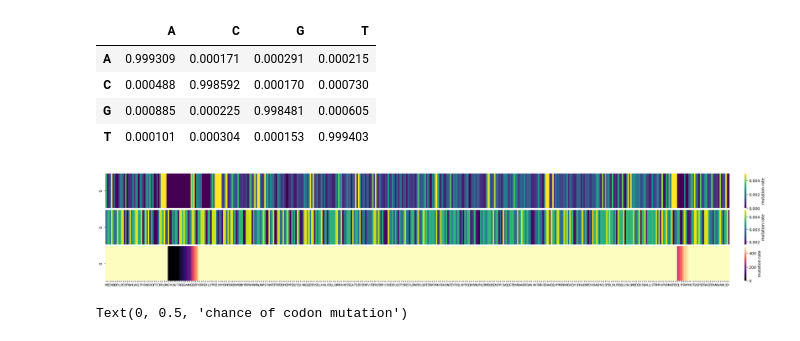
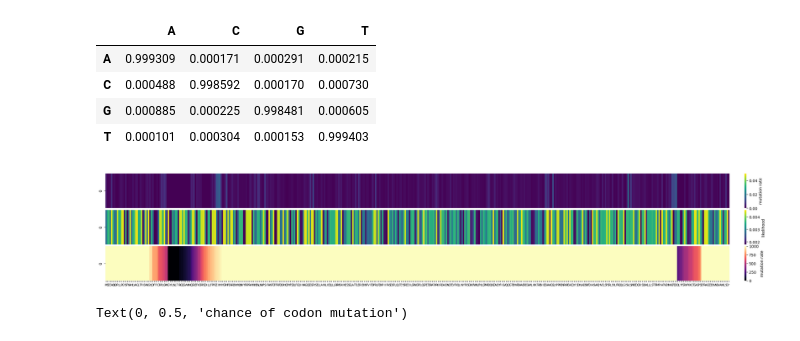
Before and after one commit to AliceHovsepyan/pogo_pance_draft, a Jupyter notebook: DMS_analysis_combine_all_datasets.ipynb, the cells around one changed output. Cells and saved outputs as stored; diff of their text form; code cells hidden in the pictures.

```diff
--- a/DMS_analysis_combine_all_datasets.ipynb
+++ b/DMS_analysis_combine_all_datasets.ipynb
@@ -768,13 +768,13 @@ overall_mut_spectrum_freq
 # %%
 fig,axis = plt.subplots(3,1, figsize=(35,5))
 fig.subplots_adjust(hspace=0.05)
-sns.heatmap(pd.DataFrame(combined_AA_enrichments_cycles["Mut1"]["mut_enrichment"][1].sum(axis = 0)).T, ax=axis[0], cmap="viridis", cbar_kws={'label': "mutation rate", "pad": 0.02},xticklabels=False, vmax = 0.005)
-sns.heatmap(pd.DataFrame(chance_of_mut_codon_pos).T, ax=axis[1], cmap="viridis", cbar_kws={'label': "mutation rate", "pad": 0.02}, xticklabels=False)
-sns.heatmap(pd.DataFrame(combined_AA_enrichments_cycles["Mut1"]["coverage"]), ax=axis[2], cbar_kws={'label': "mutation rate", "pad": 0.02}, vmin=0, vmax=500, cmap= "magma", xticklabels=translate_dna2aa(ref_gene_AraCLOV2))
+sns.heatmap(pd.DataFrame(combined_AA_enrichments_cycles["Mut1"]["mut_enrichment"][1].sum(axis = 0)).T, ax=axis[0], cmap="viridis", cbar_kws={'label': "mutation rate", "pad": 0.02},xticklabels=False, vmax = 0.05)
+sns.heatmap(pd.DataFrame(chance_of_mut_codon_pos).T, ax=axis[1], cmap="viridis", cbar_kws={'label': "likelihood", "pad": 0.02}, xticklabels=False)
+sns.heatmap(pd.DataFrame(combined_AA_enrichments_cycles["Mut1"]["coverage"]), ax=axis[2], cbar_kws={'label': "mutation rate", "pad": 0.02}, vmin=0, vmax=1000, cmap= "magma", xticklabels=translate_dna2aa(ref_gene_AraCLOV2))
 axis[-1].set_xticklabels(translate_dna2aa(ref_gene_AraCLOV2), rotation=0, fontsize=7)
 plt.show()
 # %% [output]
-[figure, old version]
+[figure, new version]
 # %%
 plt.scatter(combined_AA_enrichments_cycles["Mut1"]["mut_enrichment"][1].sum(axis = 0),chance_of_mut_codon_pos)
 plt.xlabel("mutation rate")
```
